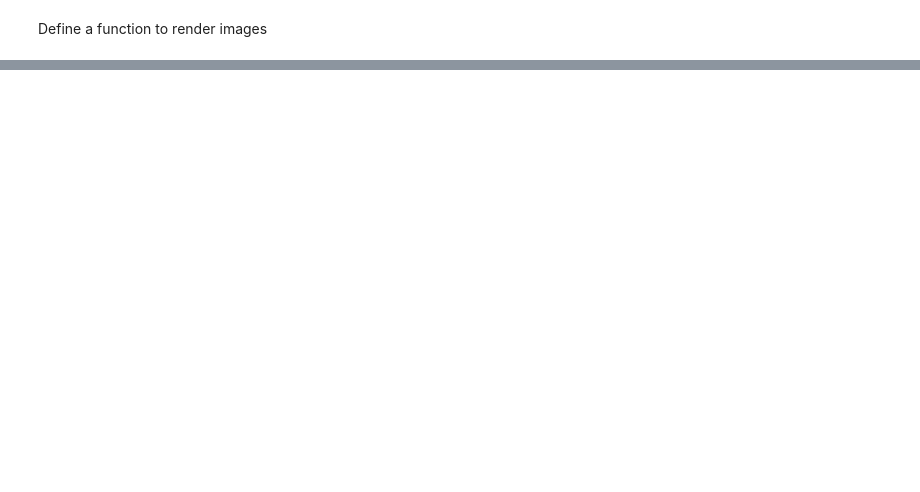
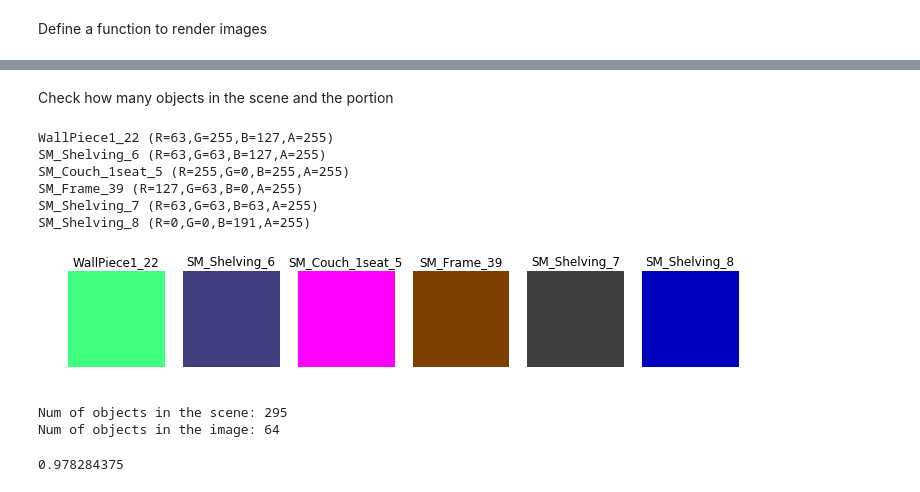
Before and after one commit to unrealcv/unrealcv, a Jupyter notebook: client/examples/generate-images.ipynb, the cells around one changed output, grey strips where cells are left out. Drawn from its saved outputs; the diff is of its cells as text; code cells hidden in the pictures; blank space fills up the shorter version.

```diff
--- a/client/examples/generate-images.ipynb
+++ b/client/examples/generate-images.ipynb
@@ -135,0 +56,16 @@ Elapsed: 0.3140001297
+# %% [markdown]
+Check how many objects in the scene and the portion
+# %%
+# color_mapping = get_color_mapping(ue4cv.client, objects)
+color_mapping = get_color_mapping(ue4cv.client)
+objects = ['WallPiece1_22', 'SM_Shelving_6', 'SM_Couch_1seat_5', 'SM_Frame_39', 'SM_Shelving_7', 'SM_Shelving_8']
+plt.rcParams['figure.figsize'] = (12.0, 6.0) # (w, h)
+plot_object_color(objects, color_mapping)
+# %% [output]
+WallPiece1_22 (R=63,G=255,B=127,A=255)
+SM_Shelving_6 (R=63,G=63,B=127,A=255)
+SM_Couch_1seat_5 (R=255,G=0,B=255,A=255)
+SM_Frame_39 (R=127,G=63,B=0,A=255)
+SM_Shelving_7 (R=63,G=63,B=63,A=255)
+SM_Shelving_8 (R=0,G=0,B=191,A=255)
+[figure, added]
@@ -135,0 +75,13 @@ Elapsed: 0.3140001297
+# %%
+all_objects = color_mapping.keys()
+print 'Num of objects in the scene:', len(all_objects)
+image_objects = object_instance_map.dic_object_instance.keys()
+print 'Num of objects in the image:', len(image_objects)
+# %% [output]
+Num of objects in the scene: 295
+Num of objects in the image: 64
+# %%
+# object_instance_map.print_object_size()
+object_instance_map.check_coverage()
+# %% [output]
+0.978284375
```
Also changed, not shown: parts of 26 cells of this notebook, 2 other files.
